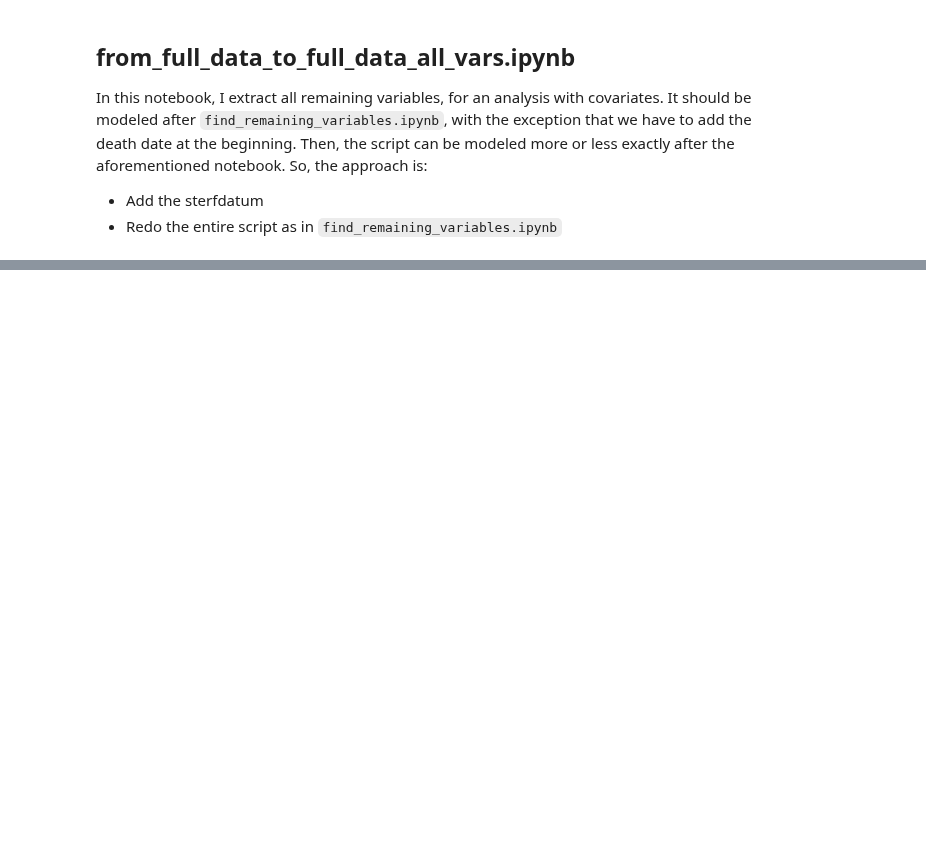
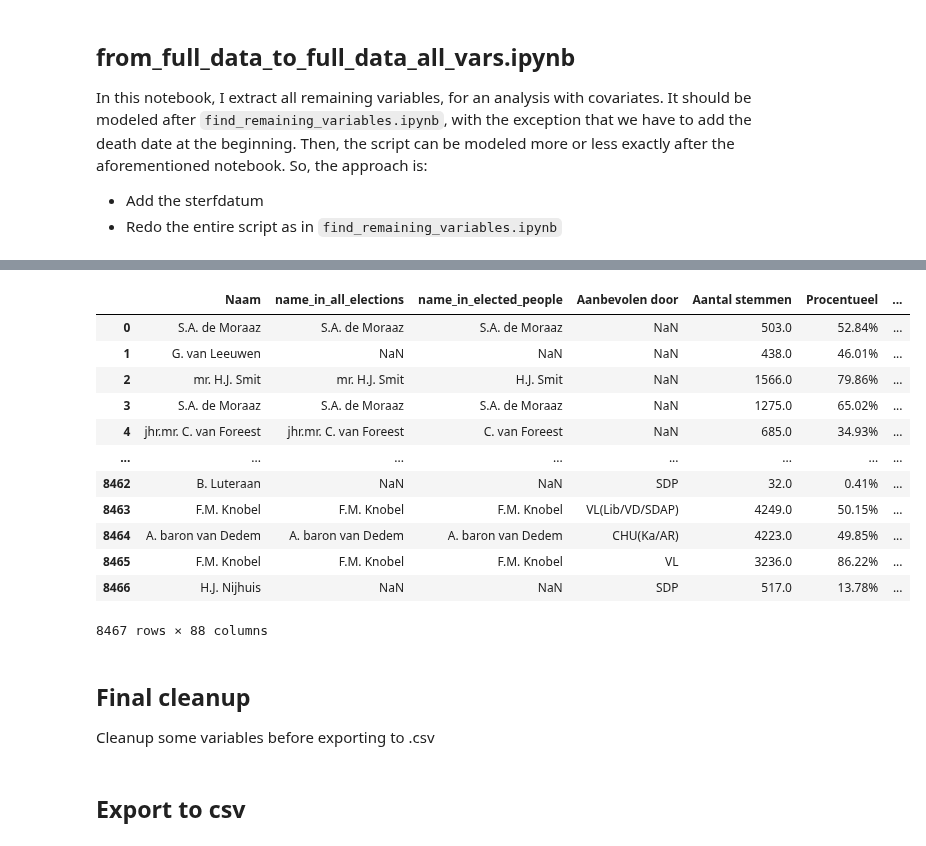
Before and after one commit to basm92/Polrents, a Jupyter notebook: Code/from_full_data_to_full_data_all_vars.ipynb, the cells around one changed output, grey strips where cells are left out. Saved outputs shown, nothing was run; the diff lists cells and outputs as text; code cells hidden in the pictures; blank space fills up the shorter version.

Commit message:
almost complete data processing, only career paths implementation remaining

```diff
--- a/Code/from_full_data_to_full_data_all_vars.ipynb
+++ b/Code/from_full_data_to_full_data_all_vars.ipynb
@@ -145,0 +561,62 @@ This function adds:
+# %%
+def find_distance(listwithplaces):
+
+    out = pd.DataFrame()
+
+    the_hague = geocoder.geocode('Den Haag')
+    lat_hag = the_hague[0]['geometry']['lat']
+    lng_hag = the_hague[0]['geometry']['lng']
+
+    for i in tqdm(range(len(listwithplaces))):
+
+        try:
+            result_A = geocoder.geocode(listwithplaces.iloc[i]['place_of_birth'])
+            lat_A = result_A[0]['geometry']['lat']
+            lng_A = result_A[0]['geometry']['lng']
+
+            afstand = distance.distance((lat_hag, lng_hag), (lat_A,lng_A)).kilometers
+
+            if afstand > 250:
+                afstand = 250
+
+        except:
+
+            afstand = None
+
+
+        interim = pd.DataFrame([listwithplaces.iloc[i]])
+        interim['distance_bp_hag'] = afstand #if business != None
+
+        out = out.append(interim)
+
+    return out
+# %%
+# find the distances
+distances = find_distance(listwithplaces)
+# %%
+# merge out with data_with_vars
+data_with_vars = pd.merge(data_with_vars,
+        distances,
+        how='left',
+        left_on='place_of_birth',
+        right_on='place_of_birth')
+
+data_with_vars
+# %% [output]
+|  | Naam | name_in_all_elections | name_in_elected_people | Aanbevolen door | Aantal stemmen | Procentueel | ... |
+| 0 | S.A. de Moraaz | S.A. de Moraaz | S.A. de Moraaz | NaN | 503.0 | 52.84% | ... |
+| 1 | G. van Leeuwen | NaN | NaN | NaN | 438.0 | 46.01% | ... |
+| 2 | mr. H.J. Smit | mr. H.J. Smit | H.J. Smit | NaN | 1566.0 | 79.86% | ... |
+| 3 | S.A. de Moraaz | S.A. de Moraaz | S.A. de Moraaz | NaN | 1275.0 | 65.02% | ... |
+| 4 | jhr.mr. C. van Foreest | jhr.mr. C. van Foreest | C. van Foreest | NaN | 685.0 | 34.93% | ... |
+| ... | ... | ... | ... | ... | ... | ... | ... |
+| 8462 | B. Luteraan | NaN | NaN | SDP | 32.0 | 0.41% | ... |
+| 8463 | F.M. Knobel | F.M. Knobel | F.M. Knobel | VL(Lib/VD/SDAP) | 4249.0 | 50.15% | ... |
+| 8464 | A. baron van Dedem | A. baron van Dedem | A. baron van Dedem | CHU(Ka/AR) | 4223.0 | 49.85% | ... |
+| 8465 | F.M. Knobel | F.M. Knobel | F.M. Knobel | VL | 3236.0 | 86.22% | ... |
+| 8466 | H.J. Nijhuis | NaN | NaN | SDP | 517.0 | 13.78% | ... |
+8467 rows × 88 columns
+# %% [markdown]
+## Final cleanup
+
+Cleanup some variables before exporting to .csv
@@ -145,0 +642,2 @@ This function adds:
+# %% [markdown]
+## Export to csv
```
Also changed, not shown: parts of 38 cells of this notebook, 2 other files.
